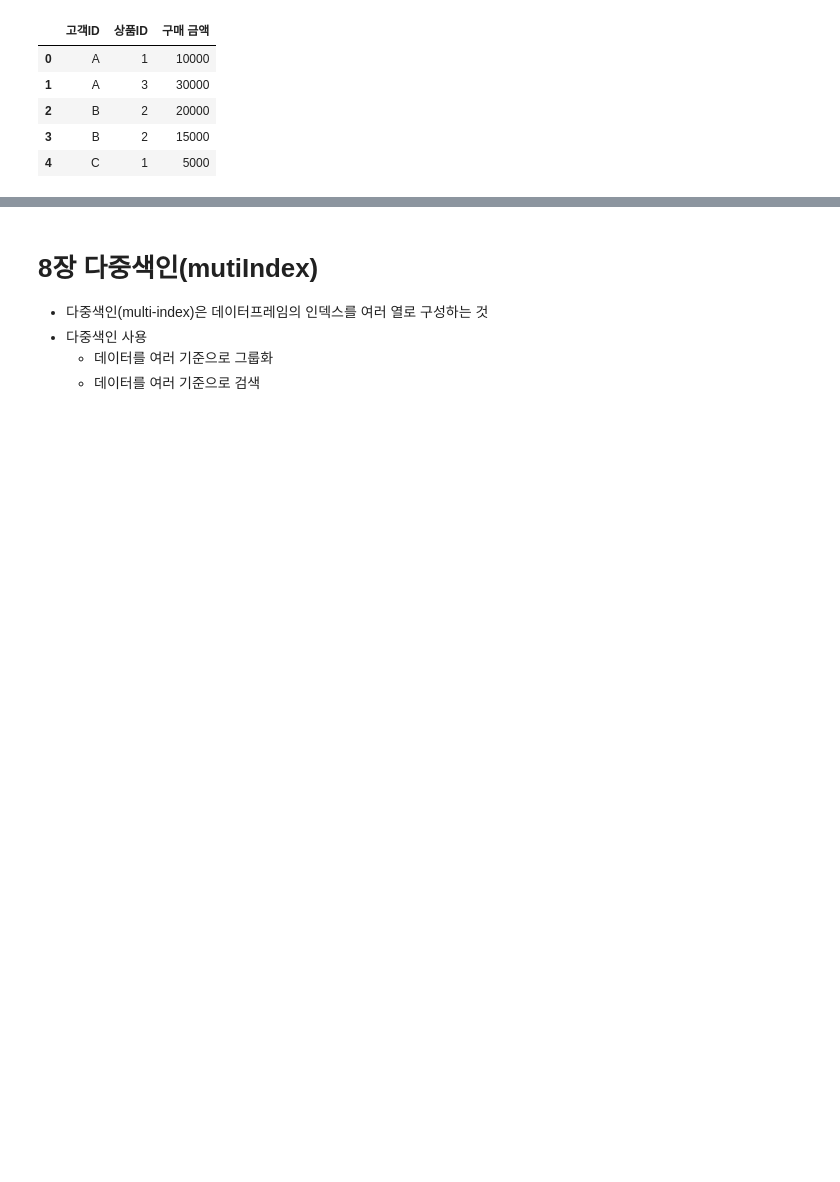
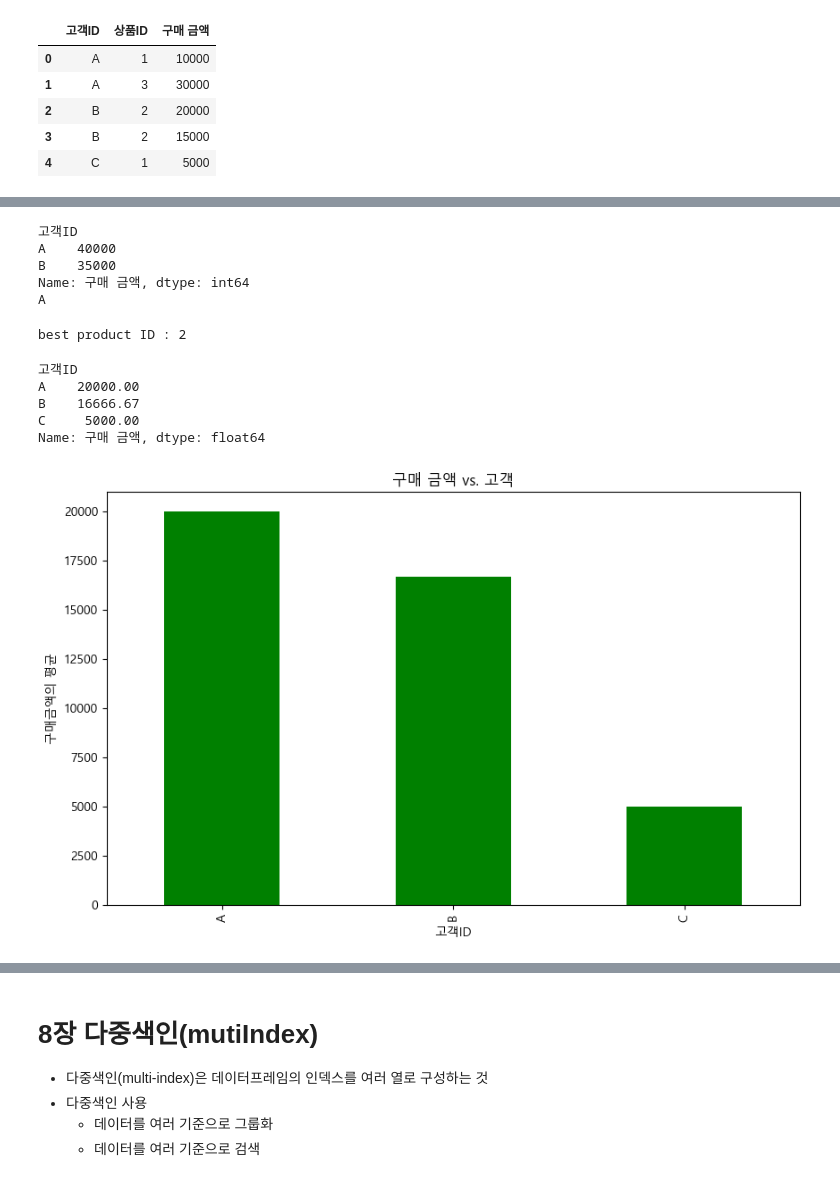
Before and after one commit to cybercherrybomb/python_basic_2_1, a Jupyter notebook: python_basic_2-main/data_analysis_05_01_class.ipynb, the cells around one changed output, grey strips where cells are left out. Drawn from its saved outputs; the diff is of its cells as text; code cells hidden in the pictures; blank space fills up the shorter version.

```diff
--- a/python_basic_2-main/data_analysis_05_01_class.ipynb
+++ b/python_basic_2-main/data_analysis_05_01_class.ipynb
@@ -207,2 +222,17 @@ df
+# %%
+# 3) 상위 최우수 고객 2명 필터링하기
+result = df.groupby("고객ID")["구매 금액"].sum().sort_values(ascending=False)
+print(result.head(2)) # 2명
+print(result.idxmax())
+# %% [output]
+고객ID
+A    40000
+B    35000
+Name: 구매 금액, dtype: int64
+A
 # %%
 # 4) 고객에서 가장 인기있는 상품 찾기
+result = df['상품ID'].value_counts()
+print(f"best product ID : {result.idxmax()}")
+# %% [output]
+best product ID : 2
@@ -212,0 +239,18 @@ df
+# %%
+# 5) 고객ID별 구매금액의 평균를 계산하고, 그 결과를 막대그래프로 시각화하기
+result = round(df.groupby(['고객ID'])['구매 금액'].mean(),2)
+print(result)
+
+# result.plot.bar()
+result.plot(kind = "bar", color = "green")
+
+plt.title("구매 금액 vs. 고객")
+plt.ylabel("구매금액의 평균")
+plt.show()
+# %% [output]
+고객ID
+A    20000.00
+B    16666.67
+C     5000.00
+Name: 구매 금액, dtype: float64
+[figure, added]
```
Also changed, not shown: parts of 22 cells of this notebook, 3 other files.
